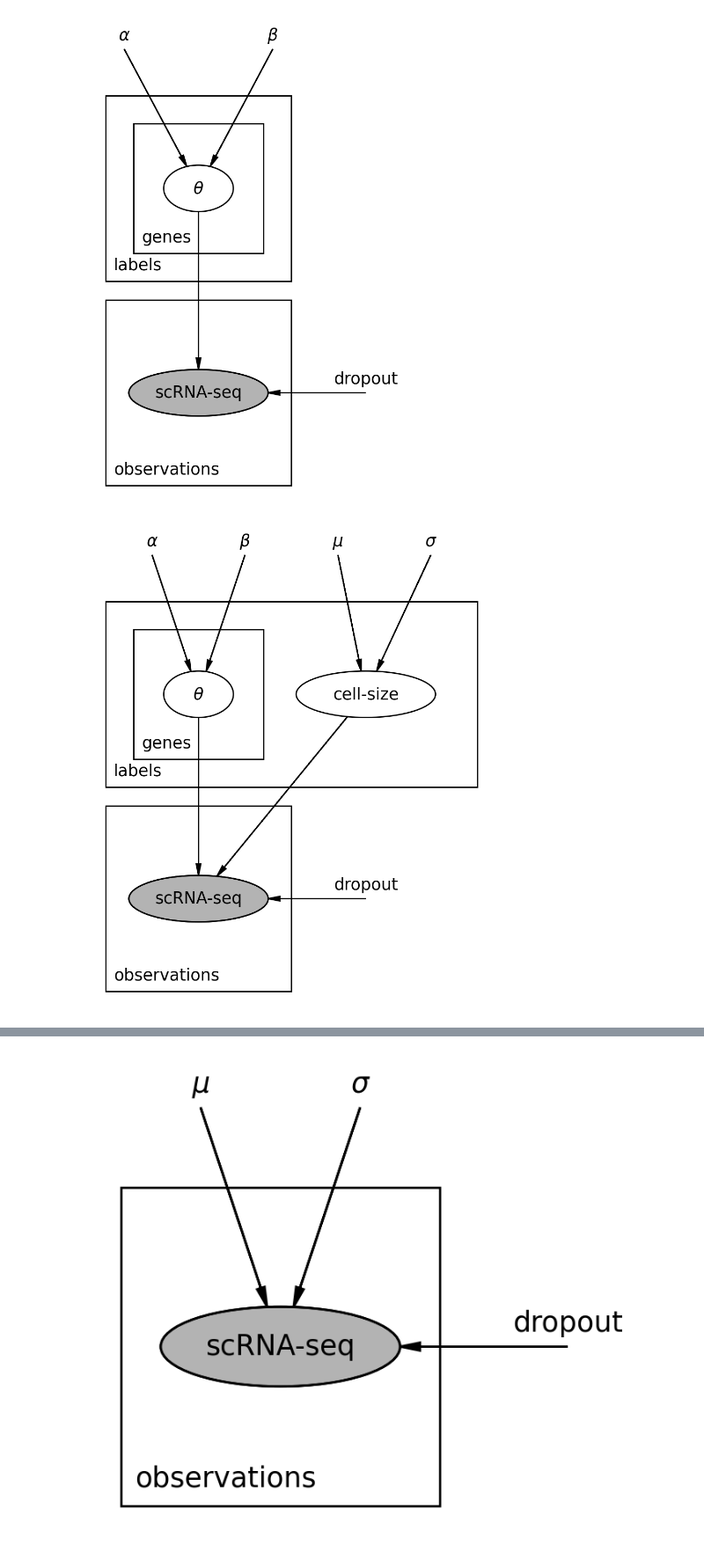
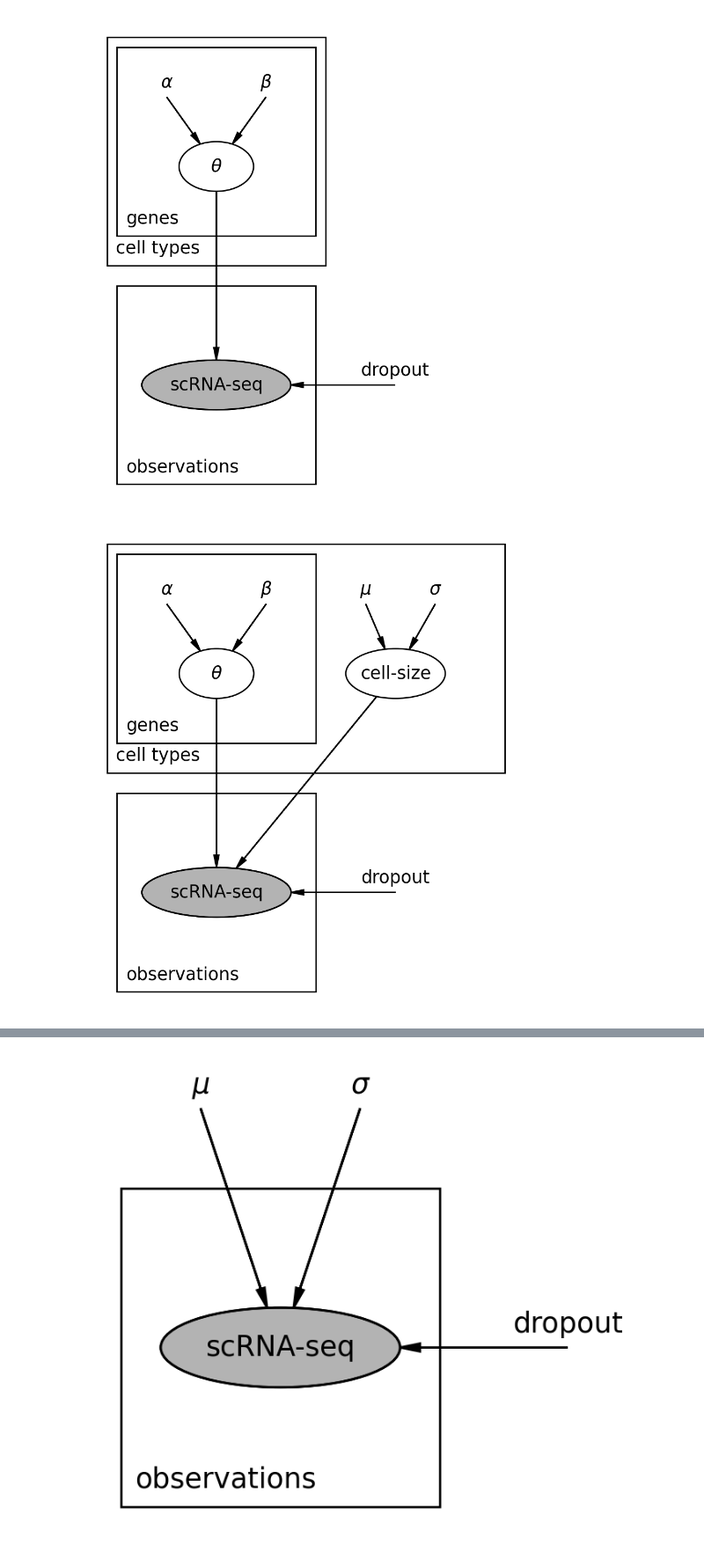
Before and after one commit to lutrarutra/deconv, a Jupyter notebook: notebooks/models.ipynb, the cells around one changed output, grey strips where cells are left out. Shown at 88% size. Saved outputs shown, nothing was run; the diff lists cells and outputs as text; code cells hidden in the pictures.

```diff
--- a/notebooks/models.ipynb
+++ b/notebooks/models.ipynb
@@ -3,43 +3,43 @@ import daft
 # %%
 # Gamma
 p = daft.PGM(aspect=3, dpi=250, line_width=0.8)
 
-p.add_plate([0.3, 0.3, 1.4, 1.4], label="genes")
-p.add_plate([0, 0, 2,2], label="labels")
+p.add_plate([0, 0.3, 2, 1.9], label="genes")
+p.add_plate([-0.1, 0, 2.2, 2.3], label="cell types")
 p.add_plate([0, -2.2, 2,2], label="observations")
 
 p.add_node("theta", r"$\theta$", 1, 1, aspect=1.5)
-p.add_node("alpha", r"$\alpha$", 0.2, 2.5, scale=0, fixed=True)
-p.add_node("beta", r"$\beta$", 1.8, 2.5, scale=0, fixed=True)
+p.add_node("alpha", r"$\alpha$", 0.5, 1.7, scale=0, fixed=True)
+p.add_node("beta", r"$\beta$", 1.5, 1.7, scale=0, fixed=True)
 
 p.add_node("scRNA-seq", "scRNA-seq", 1, -1.2, observed=True)
 
 p.add_node("dropout", "dropout", 2.8, -1.2, scale=0, fixed=True)
 p.add_edge("dropout", "scRNA-seq")
 
 
 p.add_edge("alpha", "theta")
 p.add_edge("beta", "theta")
 p.add_edge("theta", "scRNA-seq")
 
 p.render()
 p.savefig("../deconV/figures/gamma.pdf")
 # %% [output]
-[figure, old version]
+[figure, new version]
 # %%
 # Beta
 p = daft.PGM(aspect=3, dpi=250, line_width=0.8)
-p.add_plate([0.3, 0.3, 1.4, 1.4], label="genes")
-p.add_plate([0, 0, 4,2], label="labels")
+p.add_plate([0, 0.3, 2, 1.9], label="genes")
+p.add_plate([-0.1, 0, 4, 2.3], label="cell types")
 p.add_plate([0, -2.2, 2,2], label="observations")
 
 p.add_node("theta", r"$\theta$", 1, 1, aspect=1.5)
-p.add_node("cell_size", "cell-size", 2.8, 1)
+p.add_node("cell_size", "cell-size", 2.8, 1, aspect=2.0)
 
-p.add_node("alpha", r"$\alpha$", 0.5, 2.5, scale=0, fixed=True)
-p.add_node("beta", r"$\beta$", 1.5, 2.5, scale=0, fixed=True)
-p.add_node("mu_cell_size", r"$\mu$", 2.5, 2.5, scale=0, fixed=True)
-p.add_node("std_cell_size", r"$\sigma$", 3.5, 2.5, scale=0, fixed=True)
+p.add_node("alpha", r"$\alpha$", 0.5, 1.7, scale=0, fixed=True)
+p.add_node("beta", r"$\beta$", 1.5, 1.7, scale=0, fixed=True)
+p.add_node("mu_cell_size", r"$\mu$", 2.5, 1.7, scale=0, fixed=True)
+p.add_node("std_cell_size", r"$\sigma$", 3.2, 1.7, scale=0, fixed=True)
 
 p.add_node("scRNA-seq", "scRNA-seq", 1, -1.2, observed=True)
 p.add_node("dropout", "dropout", 2.8, -1.2, scale=0, fixed=True)
@@ -56,7 +56,7 @@ p.add_edge("theta", "scRNA-seq")
 p.render()
 p.savefig("../deconV/figures/beta.pdf")
 # %% [output]
-[figure, old version]
+[figure, new version]
 # %%
 # NB
 p = daft.PGM(aspect=3, dpi=250, line_width=0.8)
```
Also changed, not shown: parts of 2 cells of this notebook, 8 other files.
